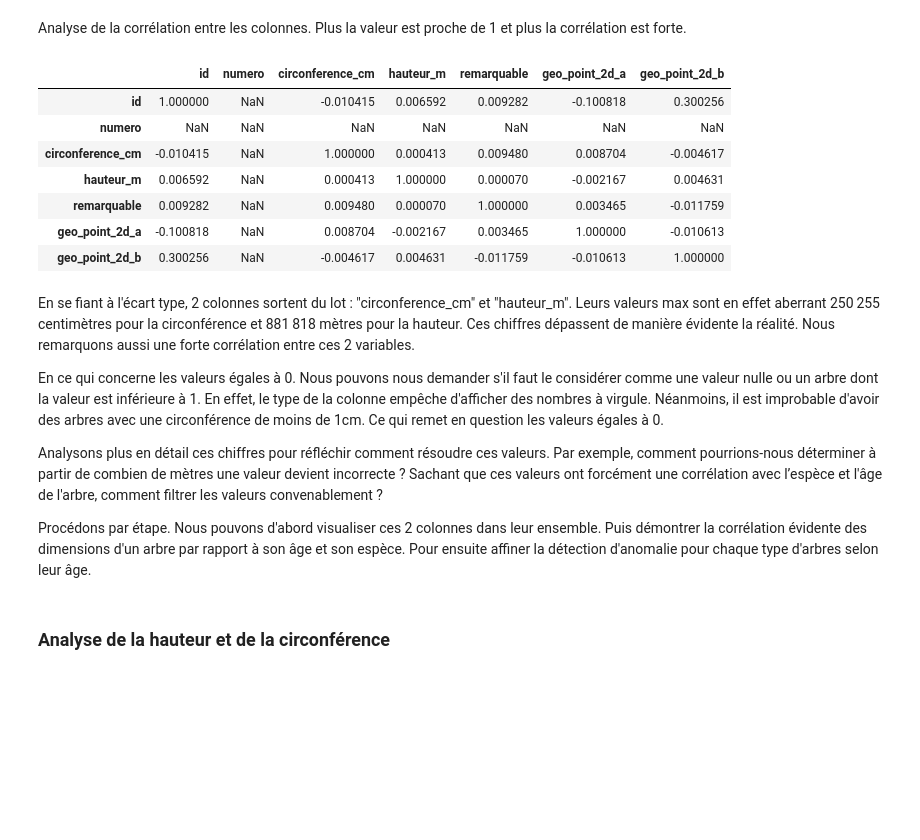
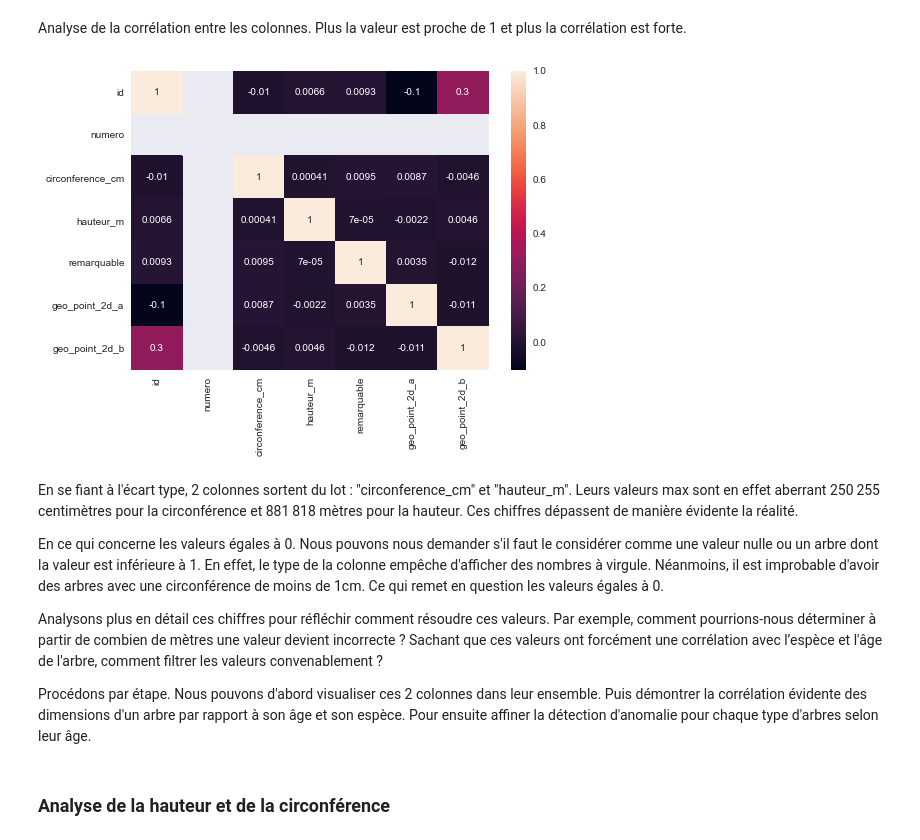
Before and after one commit to Abdess/vegetalisons_paris, a Jupyter notebook: P2_01_notebook.ipynb, the cells around one changed output. Cells and saved outputs as stored; diff of their text form; code cells hidden in the pictures; blank space fills up the shorter version.

Commit message:
Notebook : Ajout carte et matrice de corrélation

```diff
--- a/P2_01_notebook.ipynb
+++ b/P2_01_notebook.ipynb
@@ -258,19 +261,13 @@ df.describe()
 # %% [markdown]
 Analyse de la corrélation entre les colonnes. Plus la valeur est proche de 1 et plus la corrélation est forte.
 # %%
-df.corr()
+sns.heatmap(df.corr(), annot=True)
+plt.show()
 # %% [output]
-|  | id | numero | circonference_cm | hauteur_m | remarquable | geo_point_2d_a | geo_point_2d_b |
-| id | 1.000000 | NaN | -0.010415 | 0.006592 | 0.009282 | -0.100818 | 0.300256 |
-| numero | NaN | NaN | NaN | NaN | NaN | NaN | NaN |
-| circonference_cm | -0.010415 | NaN | 1.000000 | 0.000413 | 0.009480 | 0.008704 | -0.004617 |
-| hauteur_m | 0.006592 | NaN | 0.000413 | 1.000000 | 0.000070 | -0.002167 | 0.004631 |
-| remarquable | 0.009282 | NaN | 0.009480 | 0.000070 | 1.000000 | 0.003465 | -0.011759 |
-| geo_point_2d_a | -0.100818 | NaN | 0.008704 | -0.002167 | 0.003465 | 1.000000 | -0.010613 |
-| geo_point_2d_b | 0.300256 | NaN | -0.004617 | 0.004631 | -0.011759 | -0.010613 | 1.000000 |
+[figure, added]
 # %% [markdown]
 En se fiant à l'écart type, 2 colonnes sortent du lot : "circonference_cm" et "hauteur_m".
-Leurs valeurs max sont en effet aberrant 250 255 centimètres pour la circonférence et 881 818 mètres pour la hauteur. Ces chiffres dépassent de manière évidente la réalité. Nous remarquons aussi une forte corrélation entre ces 2 variables.
+Leurs valeurs max sont en effet aberrant 250 255 centimètres pour la circonférence et 881 818 mètres pour la hauteur. Ces chiffres dépassent de manière évidente la réalité.
 
 En ce qui concerne les valeurs égales à 0. Nous pouvons nous demander s'il faut le considérer comme une valeur nulle ou un arbre dont la valeur est inférieure à 1. En effet, le type de la colonne empêche d'afficher des nombres à virgule. Néanmoins, il est improbable d'avoir des arbres avec une circonférence de moins de 1cm. Ce qui remet en question les valeurs égales à 0.
 
```
Also changed, not shown: parts of 10 cells of this notebook, 2 other files.
